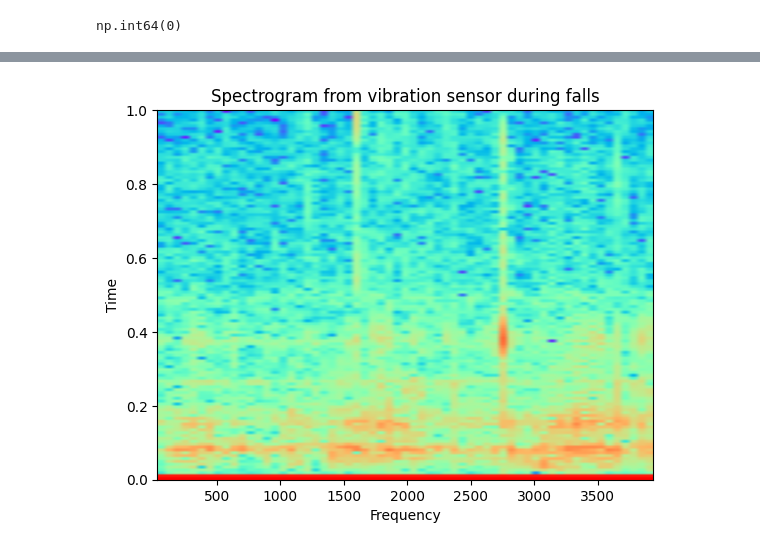
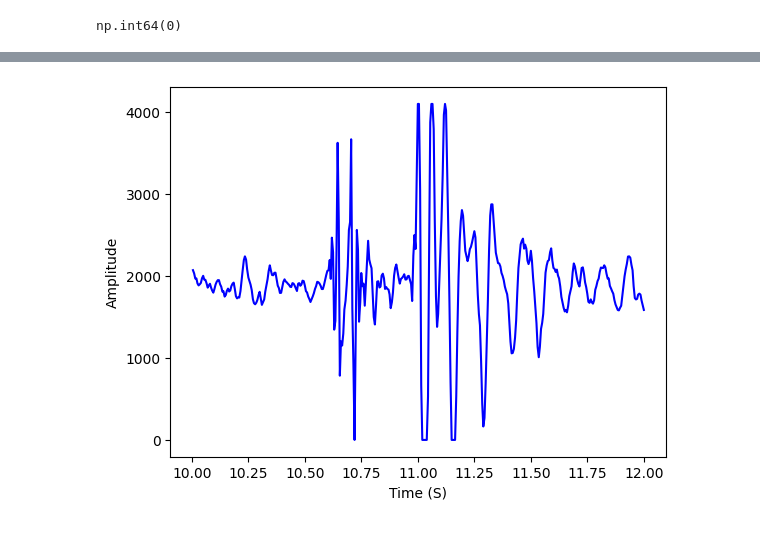
Before and after one commit to Vatnelid-Master-Project/data-analysis, a Jupyter notebook: maker.ipynb, the cells around one changed output, grey strips where cells are left out. Drawn from its saved outputs; the diff is of its cells as text; code cells hidden in the pictures.

```diff
--- a/maker.ipynb
+++ b/maker.ipynb
@@ -285,8 +192,7 @@ plt.show()
-# %%
-plt.specgram(false_fall_df["sensor_1"], cmap='rainbow')
-plt.title('Spectrogram from vibration sensor during falls')
-plt.xlabel('Frequency')
-plt.ylabel('Time')
-plt.show()
-# %% [output]
-[figure, removed]
+# %%
+plt.plot(df[(df["time_sec"] >= 10) & (df["time_sec"] <= 12)]["time_sec"], df[(df["time_sec"] >= 10) & (df["time_sec"] <= 12)]["sensor_1"], color='blue')
+plt.xlabel("Time (S)"),
+plt.ylabel("Amplitude")
+plt.show()
+# %% [output]
+[figure, added]
```
Also changed, not shown: parts of 11 cells of this notebook, 1 other file.
